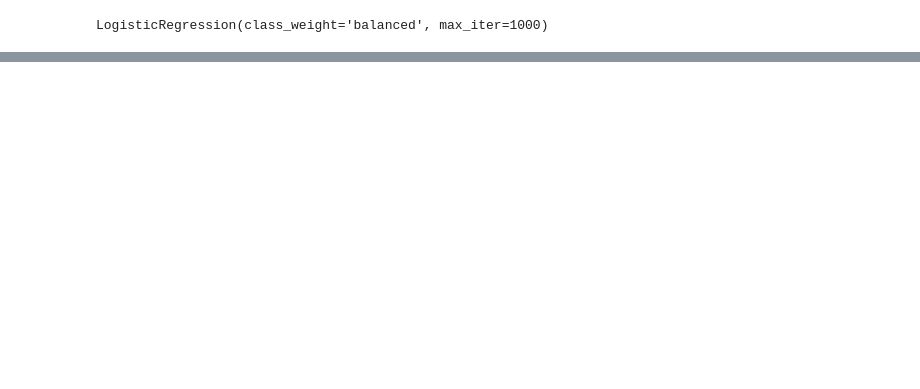
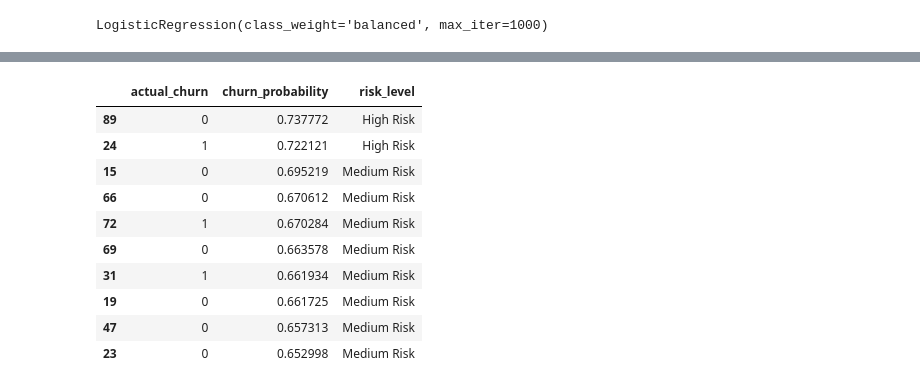
Before and after one commit to Rohitdare/churn, a Jupyter notebook: notebooks/03_model_training.ipynb, the cells around one changed output, grey strips where cells are left out. Saved outputs shown, nothing was run; the diff lists cells and outputs as text; code cells hidden in the pictures; blank space fills up the shorter version.

```diff
--- a/notebooks/03_model_training.ipynb
+++ b/notebooks/03_model_training.ipynb
@@ -35,11 +41,3 @@ log_model = LogisticRegression(
 log_model.fit(X_train, y_train)
 # %% [output]
 LogisticRegression(class_weight='balanced', max_iter=1000)
-# %%
-from sklearn.metrics import classification_report, roc_auc_score
-
-y_pred = log_model.predict(X_test)
-y_prob = log_model.predict_proba(X_test)[:, 1]
-
-print(classification_report(y_test, y_pred))
-print("ROC AUC:", roc_auc_score(y_test, y_prob))
@@ -56,0 +44,8 @@ ROC AUC: 0.615967365967366
+# %%
+import pandas as pd
+from sklearn.metrics import classification_report
+
+results = pd.DataFrame({
+    "actual_churn": y_test.values,
+    "churn_probability": y_prob
+})
@@ -56,0 +75,11 @@ ROC AUC: 0.615967365967366
+# %%
+def risk_bucket(p):
+    if p >= 0.7:
+        return "High Risk"
+    elif p >= 0.4:
+        return "Medium Risk"
+    else:
+        return "Low Risk"
+
+results["risk_level"] = results["churn_probability"].apply(risk_bucket)
+results.head()
@@ -56,0 +93,19 @@ ROC AUC: 0.615967365967366
+# %%
+top_risk_accounts = results.sort_values(
+    by="churn_probability",
+    ascending=False
+).head(10)
+
+top_risk_accounts
+# %% [output]
+|  | actual_churn | churn_probability | risk_level |
+| 89 | 0 | 0.737772 | High Risk |
+| 24 | 1 | 0.722121 | High Risk |
+| 15 | 0 | 0.695219 | Medium Risk |
+| 66 | 0 | 0.670612 | Medium Risk |
+| 72 | 1 | 0.670284 | Medium Risk |
+| 69 | 0 | 0.663578 | Medium Risk |
+| 31 | 1 | 0.661934 | Medium Risk |
+| 19 | 0 | 0.661725 | Medium Risk |
+| 47 | 0 | 0.657313 | Medium Risk |
+| 23 | 0 | 0.652998 | Medium Risk |
```
Also changed, not shown: parts of 6 cells of this notebook, 5 other files.
